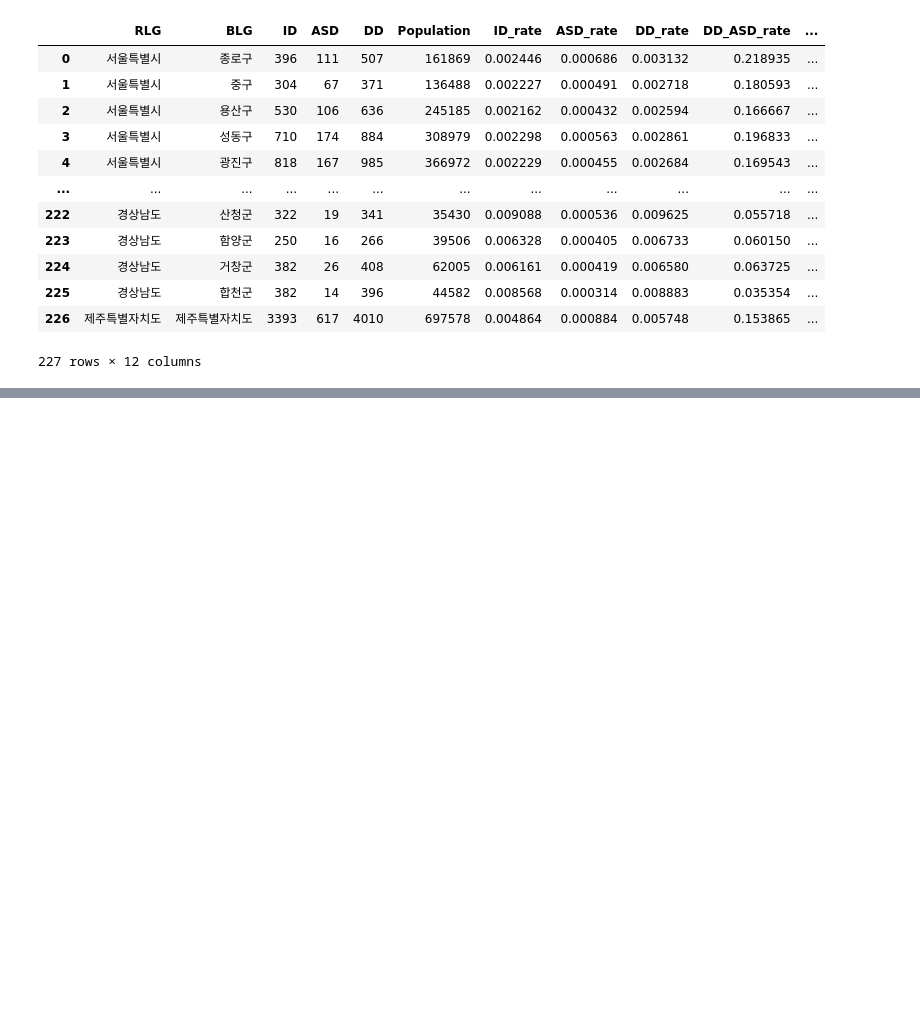
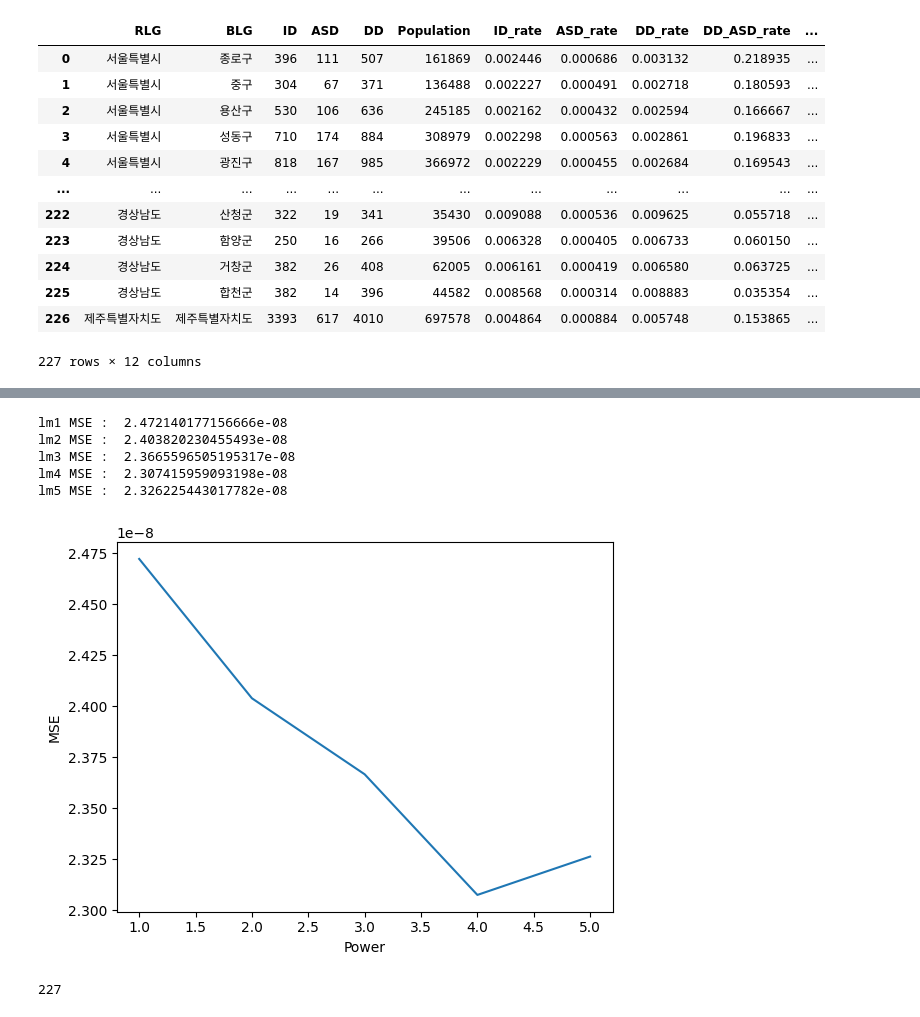
Before and after one commit to milkywaypeko/ASD_FI_Correlation, a Jupyter notebook: ASD_ID_FI_Correlation_Google.ipynb, the cells around one changed output, grey strips where cells are left out. Drawn from its saved outputs; the diff is of its cells as text; code cells hidden in the pictures; blank space fills up the shorter version.

```diff
--- a/ASD_ID_FI_Correlation_Google.ipynb
+++ b/ASD_ID_FI_Correlation_Google.ipynb
@@ -127,0 +168,65 @@ sns.regplot(x='Financial_Independence', y='ASD_rate', data=data)
+# %%
+# Make Polynomial Maximum 5
+Financial_Independence_pol = PolynomialFeatures(degree=5, interaction_only=False, include_bias=False)
+
+# polf[0] power 1, polf[1] power 2, polf[2] power 3, polf[3] power 4, polf[4] power 5
+Financial_Independence_polf = Financial_Independence_pol.fit_transform(data.loc[:, 'Financial_Independence'].values.reshape(-1, 1))
+# %%
+#For Resampling
+X, y = Financial_Independence_polf, data.ASD_rate
+X_train, X_test, y_train, y_test = train_test_split(X, y, test_size=0.5, random_state=10)
+# %%
+# ols model with intercept and Power
+lm1 = LinearRegression(fit_intercept=True)
+lm2 = LinearRegression(fit_intercept=True)
+lm3 = LinearRegression(fit_intercept=True)
+lm4 = LinearRegression(fit_intercept=True)
+lm5 = LinearRegression(fit_intercept=True)
+
+# Fitting
+lm1_fit = lm1.fit(X_train[ : ,0].reshape(-1, 1), y_train)
+lm2_fit = lm2.fit(X_train[ : ,0 : 2], y_train)
+lm3_fit = lm3.fit(X_train[ : ,0 : 3], y_train)
+lm4_fit = lm4.fit(X_train[ : ,0 : 4], y_train)
+lm5_fit = lm5.fit(X_train, y_train)
+
+# Predict
+lm1_predict = lm1_fit.predict(X_test[ : ,0].reshape(-1, 1))
+lm2_predict = lm2_fit.predict(X_test[ : ,0 : 2])
+lm3_predict = lm3_fit.predict(X_test[ : ,0 : 3])
+lm4_predict = lm4_fit.predict(X_test[ : ,0 : 4])
+lm5_predict = lm5_fit.predict(X_test)
+
+# Make MSE'
+print('lm1 MSE : ', mean_squared_error(y_test, lm1_predict))
+print('lm2 MSE : ', mean_squared_error(y_test, lm2_predict))
+print('lm3 MSE : ', mean_squared_error(y_test, lm3_predict))
+print('lm4 MSE : ', mean_squared_error(y_test, lm4_predict))
+print('lm5 MSE : ', mean_squared_error(y_test, lm5_predict))
+
+#Draw a graph (X=Power Y=MSE) with seaborn
+MSE_X = np.array([1, 2, 3, 4, 5])
+MSE_y = [mean_squared_error(y_test, lm1_predict),
+         mean_squared_error(y_test, lm2_predict),
+         mean_squared_error(y_test, lm3_predict),
+         mean_squared_error(y_test, lm4_predict),
+         mean_squared_error(y_test, lm5_predict)]
+sns.lineplot(x = MSE_X, y = MSE_y)
+plt.xlabel('Power')
+plt.ylabel('MSE')
+plt.show()
+# %% [output]
+lm1 MSE :  2.472140177156666e-08
+lm2 MSE :  2.403820230455493e-08
+lm3 MSE :  2.3665596505195317e-08
+lm4 MSE :  2.307415959093198e-08
+lm5 MSE :  2.326225443017782e-08
+[figure, added]
+# %%
+#For LOOCV splits data
+X, y = Financial_Independence_polf, data.ASD_rate
+
+loocv = LeaveOneOut()
+loocv.get_n_splits(X)
+# %% [output]
+227
```
Also changed, not shown: parts of 31 cells of this notebook.
